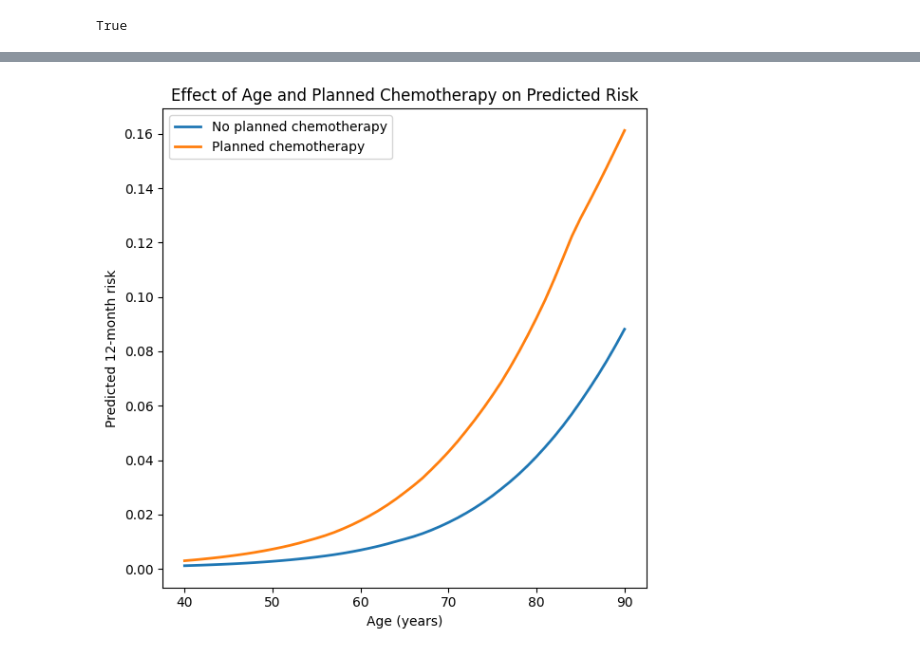
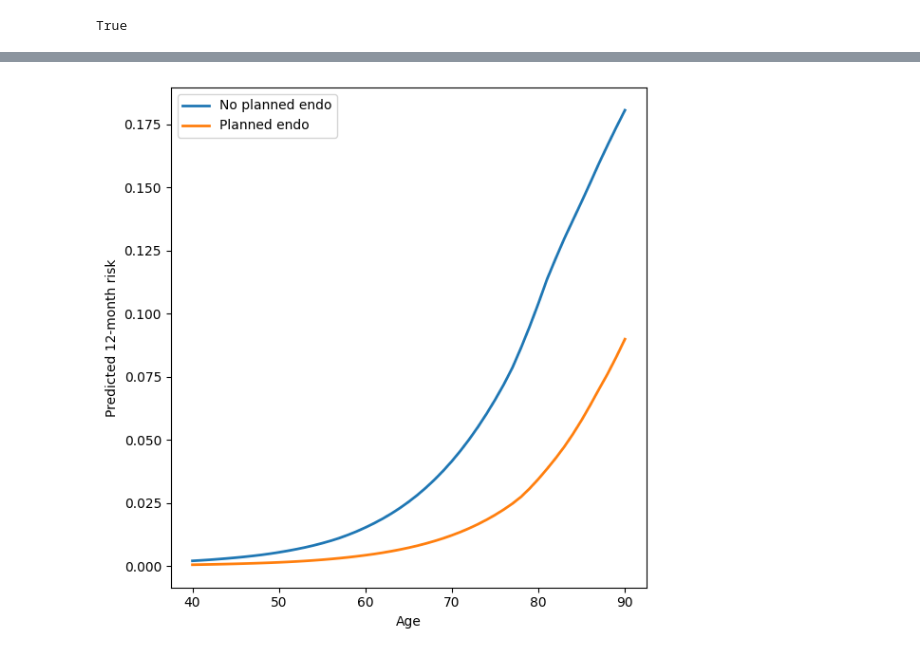
Before and after one commit to MehdiManshadi/DeepHit_updated, a Jupyter notebook: RunMe.ipynb, the cells around one changed output, grey strips where cells are left out. Cells and saved outputs as stored; diff of their text form; code cells hidden in the pictures.

Commit message:
Update project without generated data file

```diff
--- a/RunMe.ipynb
+++ b/RunMe.ipynb
@@ -991,71 +289,37 @@ plt.show()
 # %%
-# ==========================================================
-# Create patients with varying age
-# ==========================================================
+data_dir = Path(os.getenv("DATA_DIR"))
+path = data_dir / "Region_Sthlm_Gotland_model_data_binary.csv"
 
-ages = np.arange(40, 91)
+x_dim, (data, time, label), (mask1, mask2), feature_names = impt.import_dataset(path,time_scale=1.2)
+data_df = pd.DataFrame(data, columns=feature_names)
+reference_patient = data_df.mode().iloc[0]
 
+# Normalize age and log-transform certain features
+age_mean = data[:, 0].mean()
+age_std = data[:, 0].std()
 
-patients = pd.DataFrame(
-    np.repeat(reference_patient.values[None, :], len(ages), axis=0),
-    columns=reference_patient.index,
+data[:, 0] = (data[:, 0] - age_mean) / age_std
+reference_patient["Age"] = (reference_patient["Age"] - age_mean) / age_std
+
+for j in range(data.shape[1] - 3, data.shape[1]):
+    data[:, j] = np.log1p(data[:, j])
+    data[:, j] = (data[:, j] - data[:, j].mean()) / data[:, j].std()
+    reference_patient[feature_names[j]] = (np.log1p(reference_patient[feature_names[j]]) - data[:, j].mean()) / data[:, j].std()
+
+risk_comparison = plot_feature_risk_comparison(
+    model=model,
+    reference_patient=reference_patient,
+    varying_feature="Age",
+    varying_values=np.arange(40, 91),
+    comparison_feature=feature_names[9],
+    comparison_values=[0, 1],
+    feature_mean=age_mean,
+    feature_std=age_std,
+    comparison_labels=[
+        "No planned " + feature_names[9],
+        "Planned " + feature_names[9],
+    ],
+    event_index=0,
+    eval_time=12,
 )
-
-patients["Age"] = (ages - age_mean) / age_std
-# ==========================================================
-# Create two scenarios:
-#   1. No previous CVD
-#   2. Previous CVD
-# ==========================================================
-
-patients_no_cvd = patients.copy()
-patients_no_cvd["chemo"] = 0
-
-patients_with_cvd = patients.copy()
-patients_with_cvd["chemo"] = 1
-
-# ==========================================================
-# Predict cumulative incidence
-# ==========================================================
-
-pred_no_cvd = model.predict(patients_no_cvd)
-pred_with_cvd = model.predict(patients_with_cvd)
-
-# Predicted 12-month cumulative incidence
-# Sum monthly probabilities over the first 12 months
-risk_no_cvd = pred_no_cvd[:, :, :12].sum(axis=2)
-risk_with_cvd = pred_with_cvd[:, :, :12].sum(axis=2)
-
-# Select the event of interest (e.g. event 0 = MACE)
-event_index = 0
-
-risk_no_cvd = risk_no_cvd[:, event_index]
-risk_with_cvd = risk_with_cvd[:, event_index]
-
-# ==========================================================
-# Plot age-risk curves
-# ==========================================================
-
-plt.figure(figsize=(6, 6))
-
-plt.plot(
-    ages,
-    risk_no_cvd,
-    linewidth=2,
-    label="No planned chemotherapy",
-)
-
-plt.plot(
-    ages,
-    risk_with_cvd,
-    linewidth=2,
-    label="Planned chemotherapy",
-)
-
-plt.xlabel("Age (years)")
-plt.ylabel("Predicted 12-month risk")
-plt.title("Effect of Age and Planned Chemotherapy on Predicted Risk")
-plt.legend()
-plt.tight_layout()
-plt.show()
 # %% [output]
@@ -1066,2 +326,2 @@ E0000 00:00:1787036930.897696 5098259 node_def_util.cc:682] NodeDef mentions att
-[figure, old version]
+[figure, new version]
 # %%
```
Also changed, not shown: parts of 13 cells of this notebook, 2 other files.
